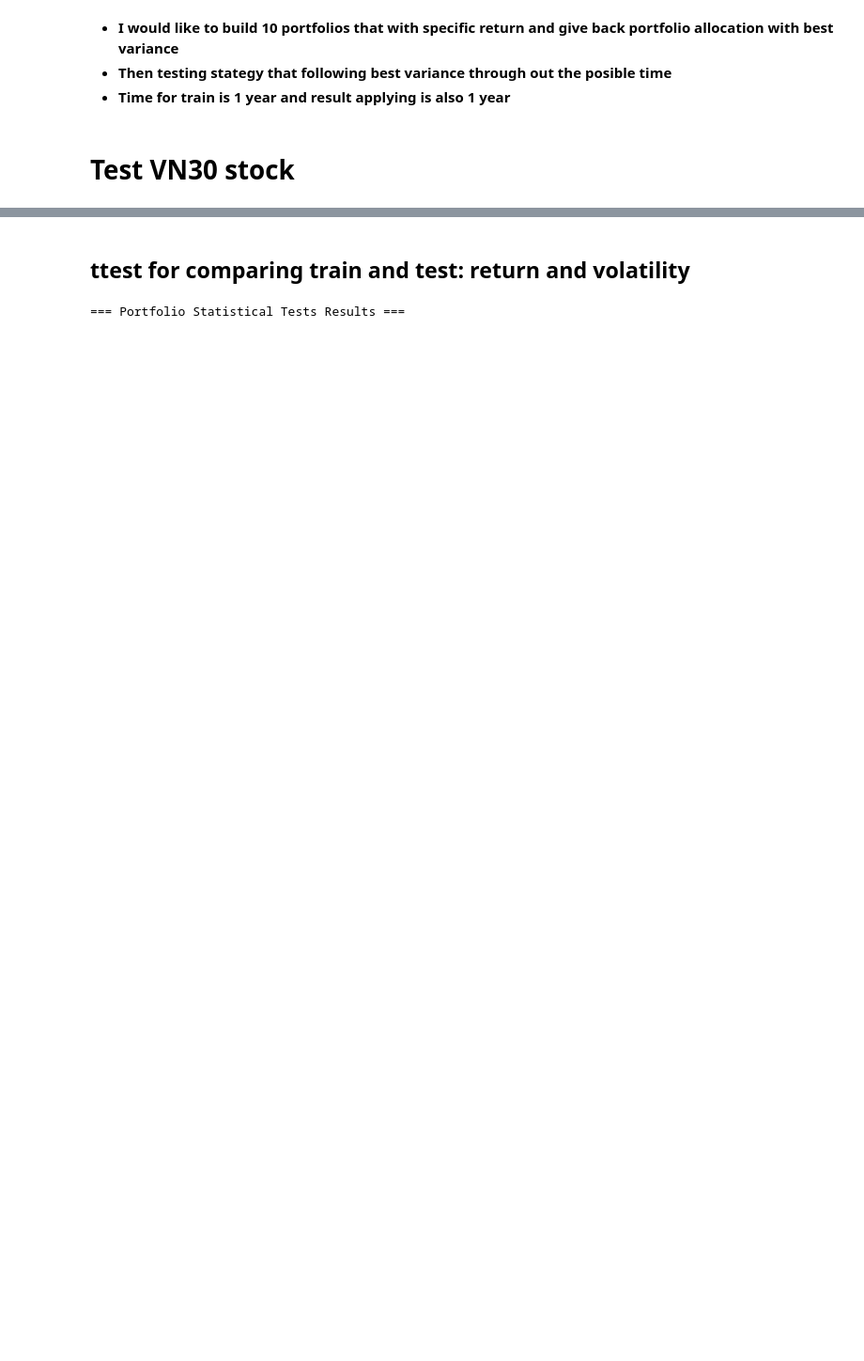
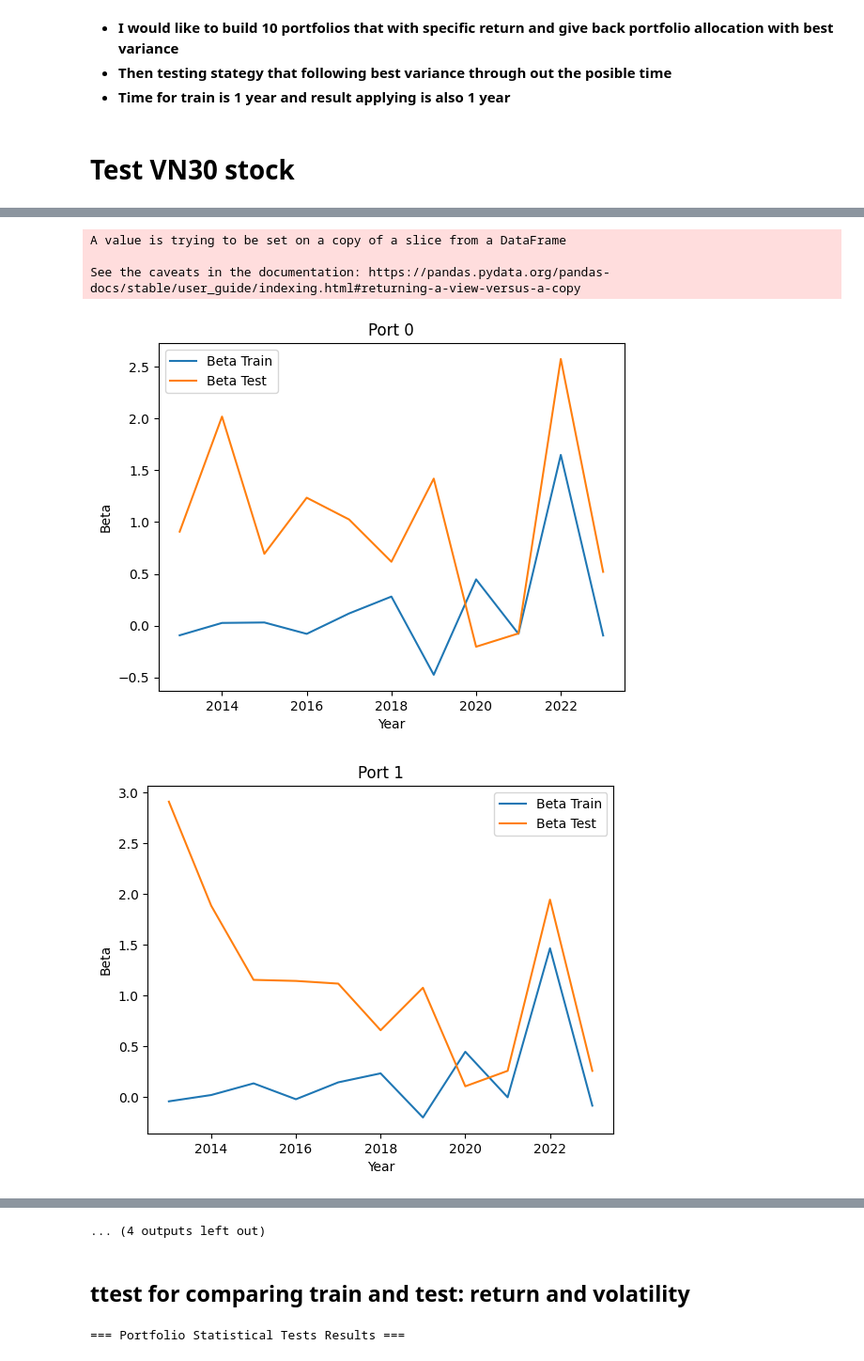
Before and after one commit to nguyentanquocbao/stock, a Jupyter notebook: 4. performance track.ipynb, the cells around one changed output, grey strips where cells are left out. Shown at 94% size. Cells and saved outputs as stored; diff of their text form; code cells hidden in the pictures; blank space fills up the shorter version.

```diff
--- a/4. performance track.ipynb
+++ b/4. performance track.ipynb
@@ -26,0 +37,2 @@ plot_backtest_stategy(results)
+# %%
+df_list = [pd.concat([i[i["port"] == j] for i in beta]) for j in range(1, 16)]
@@ -26,0 +89,2 @@ plot_backtest_stategy(results)
+# %%
+result = pd.concat(result)
@@ -26,0 +107,21 @@ plot_backtest_stategy(results)
+# %%
+import matplotlib.pyplot as plt
+
+ports = result["port"].unique()
+for port in ports:
+    port_data = result[result["port"] == port]
+    plt.figure()
+    port_data.sort_values("year", ascending=True, inplace=True)
+    plt.plot(port_data["year"], port_data["beta_train"], label="Beta Train")
+    plt.plot(port_data["year"], port_data["beta_test"], label="Beta Test")
+    plt.xlabel("Year")
+    plt.ylabel("Beta")
+    plt.title(f"Port {port}")
+    plt.legend()
+    plt.show()
+# %% [output]
+A value is trying to be set on a copy of a slice from a DataFrame
+
+See the caveats in the documentation: https://pandas.pydata.org/pandas-docs/stable/user_guide/indexing.html#returning-a-view-versus-a-copy
+[figure, added]
+[figure, added]
@@ -27,3 +137,4 @@ plot_backtest_stategy(results)
+... (4 outputs left out)
 # %% [markdown]
 ## ttest for comparing train and test: return and volatility
 # %%
```
Also changed, not shown: parts of 11 cells of this notebook, 7 other files.
